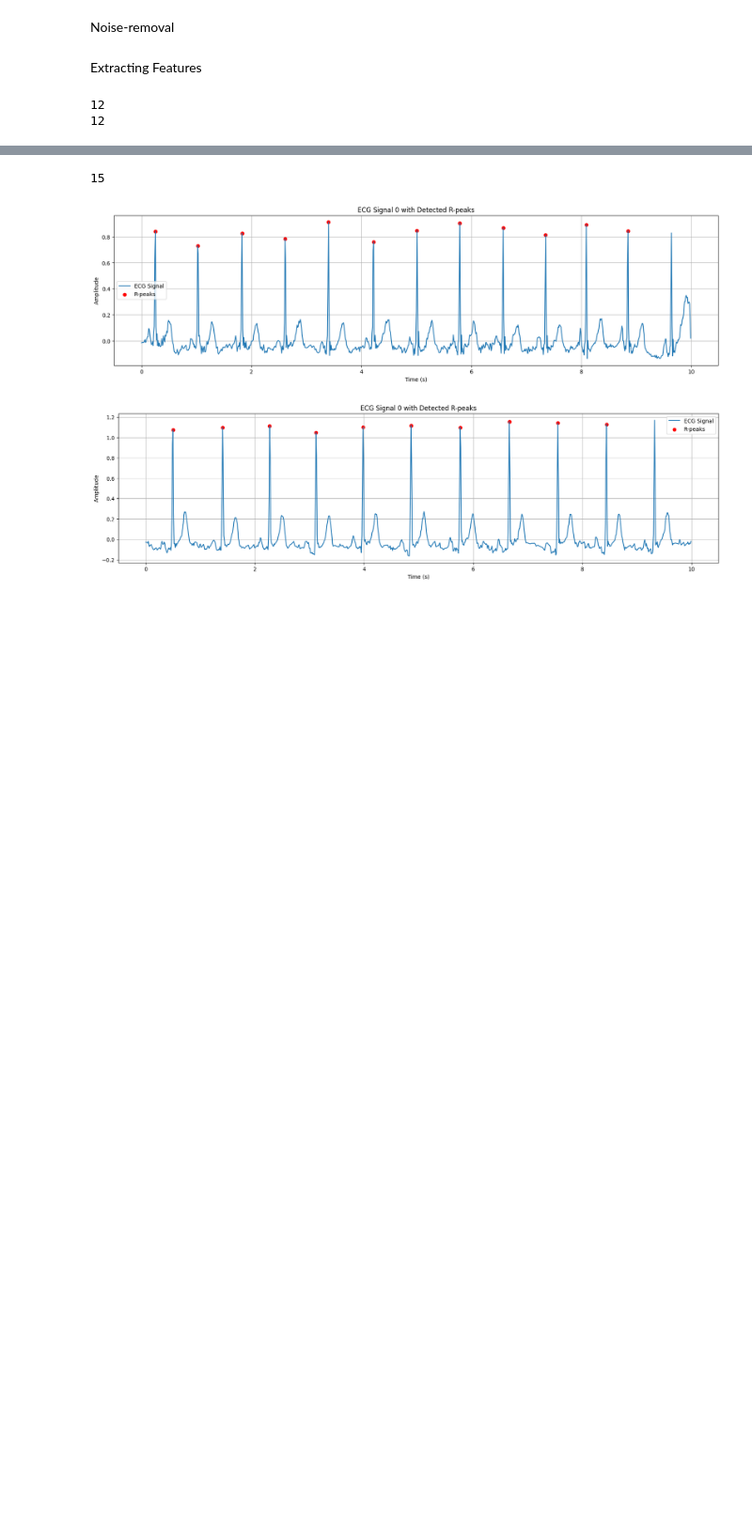
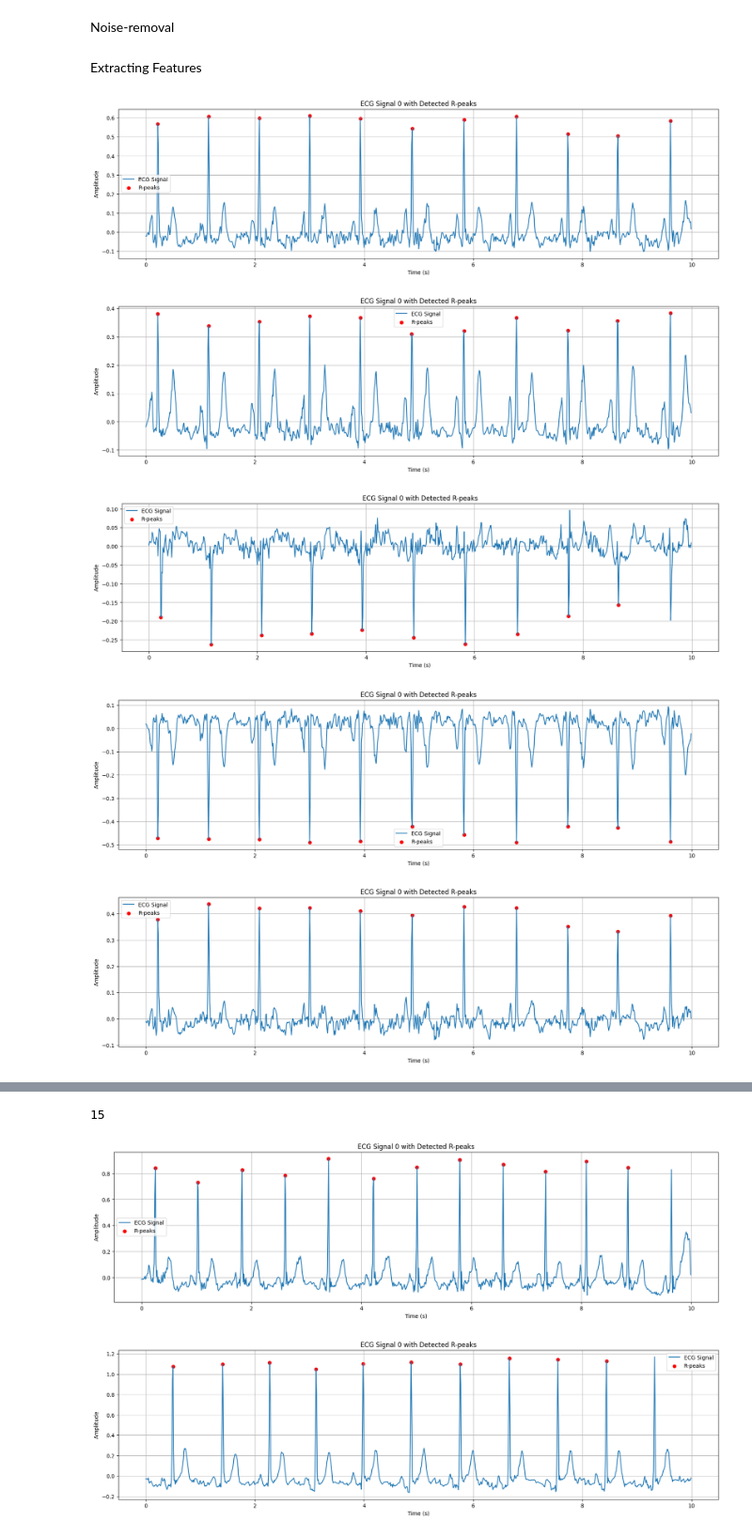
Before and after one commit to donyafiuji/ECG-diagnosis, a Jupyter notebook: main.ipynb, the cells around one changed output, grey strips where cells are left out. Shown at 94% size. Drawn from its saved outputs; the diff is of its cells as text; code cells hidden in the pictures; blank space fills up the shorter version.

```diff
--- a/main.ipynb
+++ b/main.ipynb
@@ -127,8 +192,8 @@ this changes have been applied to the baseline filtered signals """
 
 reload(Preprocessing)
 filter = Preprocessing.preprocess()
-waveletfiltered_signals = np.zeros((19601, 12, 1000))
-
+waveletfiltered_signals = np.zeros((21799, 12, 1000))
+loaded_highpassedfiltered_signal = np.load('highpass_filtered.npy')
 
 for sig in range(origin_signals.shape[0]):
     for lead in range(origin_signals.shape[1]):
@@ -164,20 +229,28 @@ locating the R Peaks for the entire dataset
 reload(FeatureExtraction)
 extractor = FeatureExtraction.QRS()
 
-loaded_waveletfiltered_signals = np.load('wavelet_filtered.npy')
+# loaded_waveletfiltered_signals = np.load('wavelet_filtered.npy')
 R_peaks = []
+RR_intervals = []
 
-for signal in loaded_waveletfiltered_signals:
-    signal_r_peaks = []
-    for lead in signal:
-        r_peaks = extractor.R_peak_detection(lead)
-        signal_r_peaks.append(r_peaks)
-    R_peaks.append(signal_r_peaks)
 
-RR_intervals = [[np.diff(lead) / extractor.sampling_rate for lead in signal] for signal in R_peaks]
+for signal in range(waveletfiltered_signals.shape[0]):
+    # # signal_r_peaks = []
+    # # for lead in signal:
+    r_peaks = extractor.R_peak_detection(waveletfiltered_signals[signal][1][:])
+    rr_intervals = np.diff(r_peaks)
+    # # signal_r_peaks.append(r_peaks)
+    R_peaks.append(r_peaks)
+    RR_intervals.append(rr_intervals)
-# %%
-print(len(R_peaks[0]))
-print(len(RR_intervals[0]))
-# %% [output]
-12
-12
+# %%
+reload(FeatureExtraction)
+extractor = FeatureExtraction.QRS()
+
+for lead in range(11):
+    extractor.R_peak_detection(loaded_waveletfiltered_signals[0][lead])
+# %% [output]
+[figure, added]
+[figure, added]
+[figure, added]
+[figure, added]
+[figure, added]
```
Also changed, not shown: parts of 15 cells of this notebook, 3 other files.
